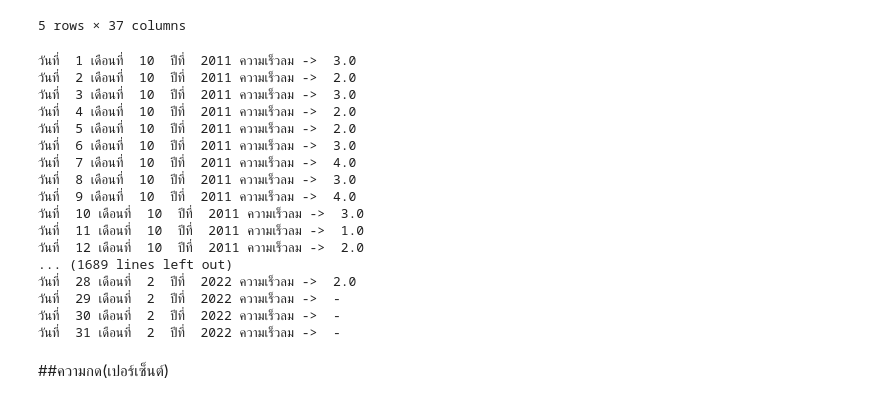
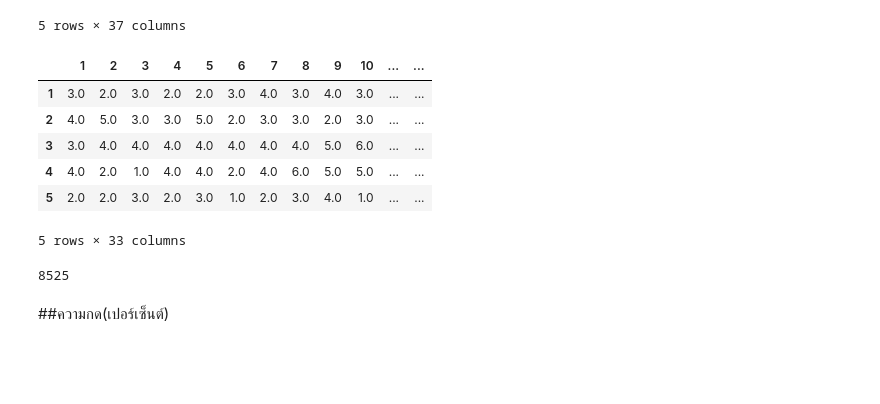
Before and after one commit to Nattakonjpg/bsc_dpbm22, a Jupyter notebook: [data3]_กรมอุตุ_.ipynb, the cells around one changed output. Drawn from its saved outputs; the diff is of its cells as text; code cells hidden in the pictures; blank space fills up the shorter version.

```diff
--- a/[data3]_กรมอุตุ_.ipynb
+++ b/[data3]_กรมอุตุ_.ipynb
@@ -159,25 +143,20 @@ skkc = skkc[['ที่', 'สถานี', 'เดือน/ปี', '1', '2',
 # %%
 skkc1 =skkc.iloc[0:,3:34]
 skkc2 = skkc.iloc[0:,3:36]
+# %%
+skkc2.head()
+# %% [output]
+|  | 1 | 2 | 3 | 4 | 5 | 6 | 7 | 8 | 9 | 10 | ... | ... |
+| 1 | 3.0 | 2.0 | 3.0 | 2.0 | 2.0 | 3.0 | 4.0 | 3.0 | 4.0 | 3.0 | ... | ... |
+| 2 | 4.0 | 5.0 | 3.0 | 3.0 | 5.0 | 2.0 | 3.0 | 3.0 | 2.0 | 3.0 | ... | ... |
+| 3 | 3.0 | 4.0 | 4.0 | 4.0 | 4.0 | 4.0 | 4.0 | 4.0 | 5.0 | 6.0 | ... | ... |
+| 4 | 4.0 | 2.0 | 1.0 | 4.0 | 4.0 | 2.0 | 4.0 | 6.0 | 5.0 | 5.0 | ... | ... |
+| 5 | 2.0 | 2.0 | 3.0 | 2.0 | 3.0 | 1.0 | 2.0 | 3.0 | 4.0 | 1.0 | ... | ... |
+5 rows × 33 columns
 # %%
+skkcl = list()
 for index, row in skkc2.iterrows():
-  for i in range(1,32):
-    print(f'วันที่ ',i,'เดือนที่ ',row['เดือน'],' ปีที่ ', row['ปี'],'ความเร็วลม -> ',row[i-1])
+  for i in range(1,32): # เริ่มที่ 1 - 32
+    #print(f'วันที่ ',i,'เดือนที่ ',row['เดือน'],' ปีที่ ', row['ปี'],'ความเร็วลม -> ',row[i-1]) # [i-1] = -1 เพราะให้เริ่ม 0,31 แทน ในตอนดึงตอลัมน์
+    #print(row[i-1])
+    skkcl.append(row[i-1])
-# %% [output]
-วันที่  1 เดือนที่  10  ปีที่  2011 ความเร็วลม ->  3.0
-วันที่  2 เดือนที่  10  ปีที่  2011 ความเร็วลม ->  2.0
-วันที่  3 เดือนที่  10  ปีที่  2011 ความเร็วลม ->  3.0
-วันที่  4 เดือนที่  10  ปีที่  2011 ความเร็วลม ->  2.0
-วันที่  5 เดือนที่  10  ปีที่  2011 ความเร็วลม ->  2.0
-วันที่  6 เดือนที่  10  ปีที่  2011 ความเร็วลม ->  3.0
-วันที่  7 เดือนที่  10  ปีที่  2011 ความเร็วลม ->  4.0
-วันที่  8 เดือนที่  10  ปีที่  2011 ความเร็วลม ->  3.0
-วันที่  9 เดือนที่  10  ปีที่  2011 ความเร็วลม ->  4.0
-วันที่  10 เดือนที่  10  ปีที่  2011 ความเร็วลม ->  3.0
-วันที่  11 เดือนที่  10  ปีที่  2011 ความเร็วลม ->  1.0
-วันที่  12 เดือนที่  10  ปีที่  2011 ความเร็วลม ->  2.0
-... (1689 lines left out)
-วันที่  28 เดือนที่  2  ปีที่  2022 ความเร็วลม ->  2.0
-วันที่  29 เดือนที่  2  ปีที่  2022 ความเร็วลม ->  -
-วันที่  30 เดือนที่  2  ปีที่  2022 ความเร็วลม ->  -
-วันที่  31 เดือนที่  2  ปีที่  2022 ความเร็วลม ->  -
@@ -184,3 +177,7 @@ for index, row in skkc2.iterrows():
+# %%
+SI # list ที่เก็บข้อมูลความเร็วของทุกจังหวัดแล้ว
+# %% [output]
+8525
 # %% [markdown]
 ##ความกด(เปอร์เซ็นต์)
 # %%
```
Also changed, not shown: parts of 4 cells of this notebook.
